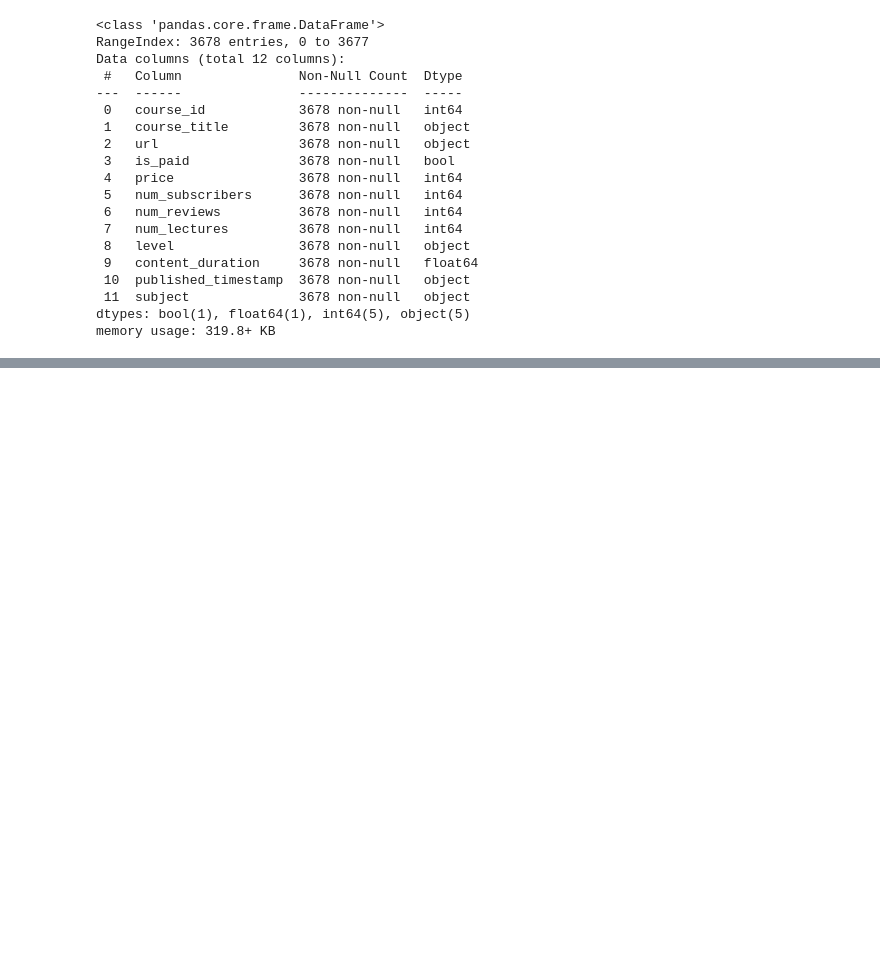
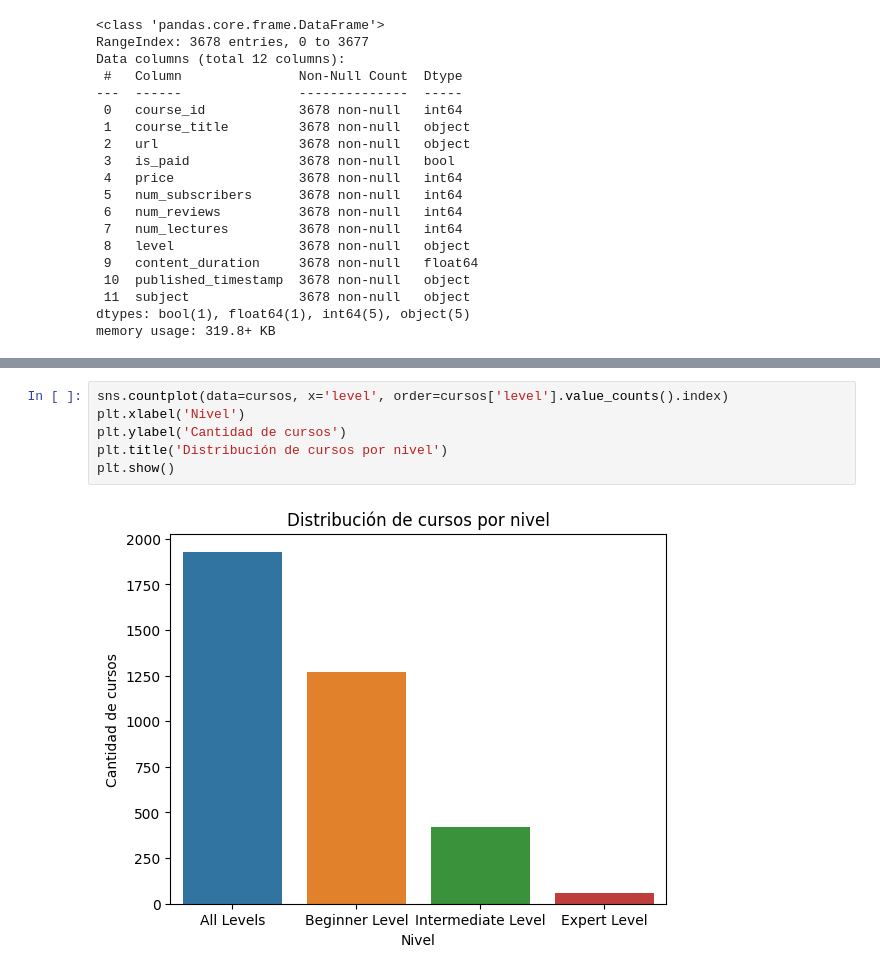
Before and after one commit to pedroOria/PI02_data_analitics, a Jupyter notebook: EDA_udemy.ipynb, the cells around one changed output, grey strips where cells are left out. Saved outputs shown, nothing was run; the diff lists cells and outputs as text; blank space fills up the shorter version.

```diff
--- a/EDA_udemy.ipynb
+++ b/EDA_udemy.ipynb
@@ -36,0 +75,8 @@ memory usage: 319.8+ KB
+# %%
+sns.countplot(data=cursos, x='level', order=cursos['level'].value_counts().index)
+plt.xlabel('Nivel')
+plt.ylabel('Cantidad de cursos')
+plt.title('Distribución de cursos por nivel')
+plt.show()
+# %% [output]
+[figure, added]
```
Also changed, not shown: parts of 6 cells of this notebook.
